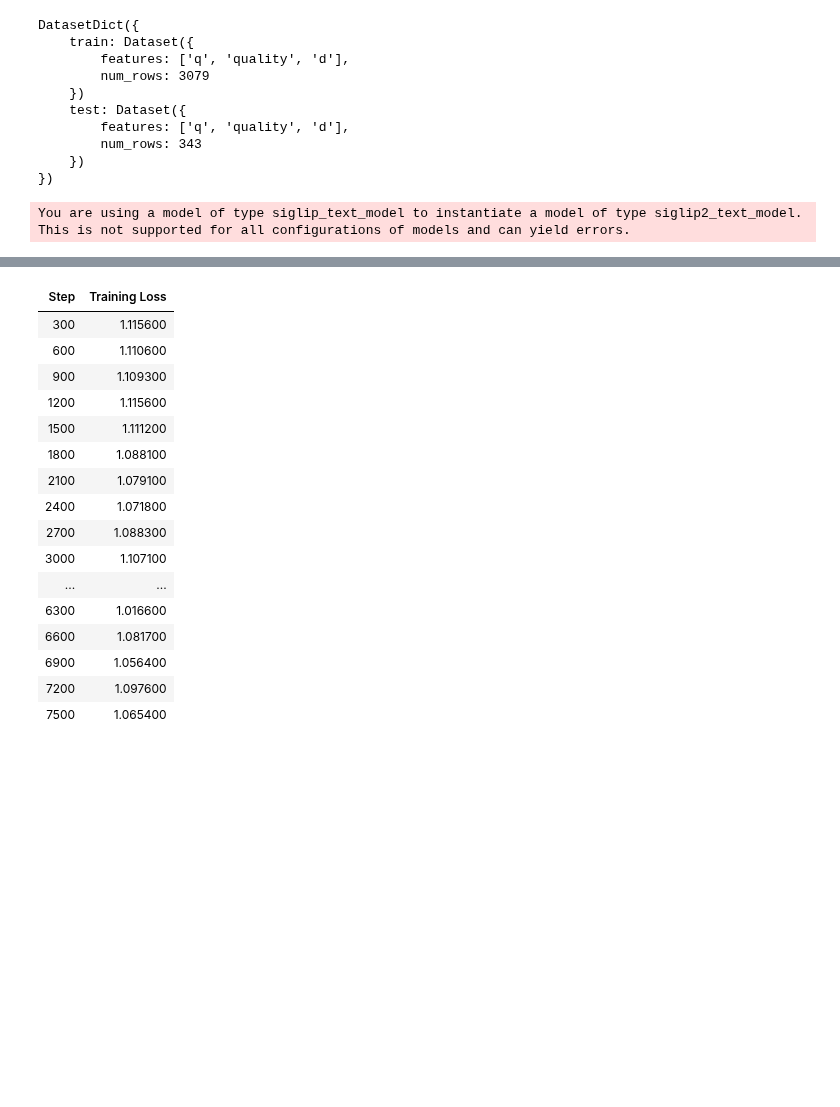
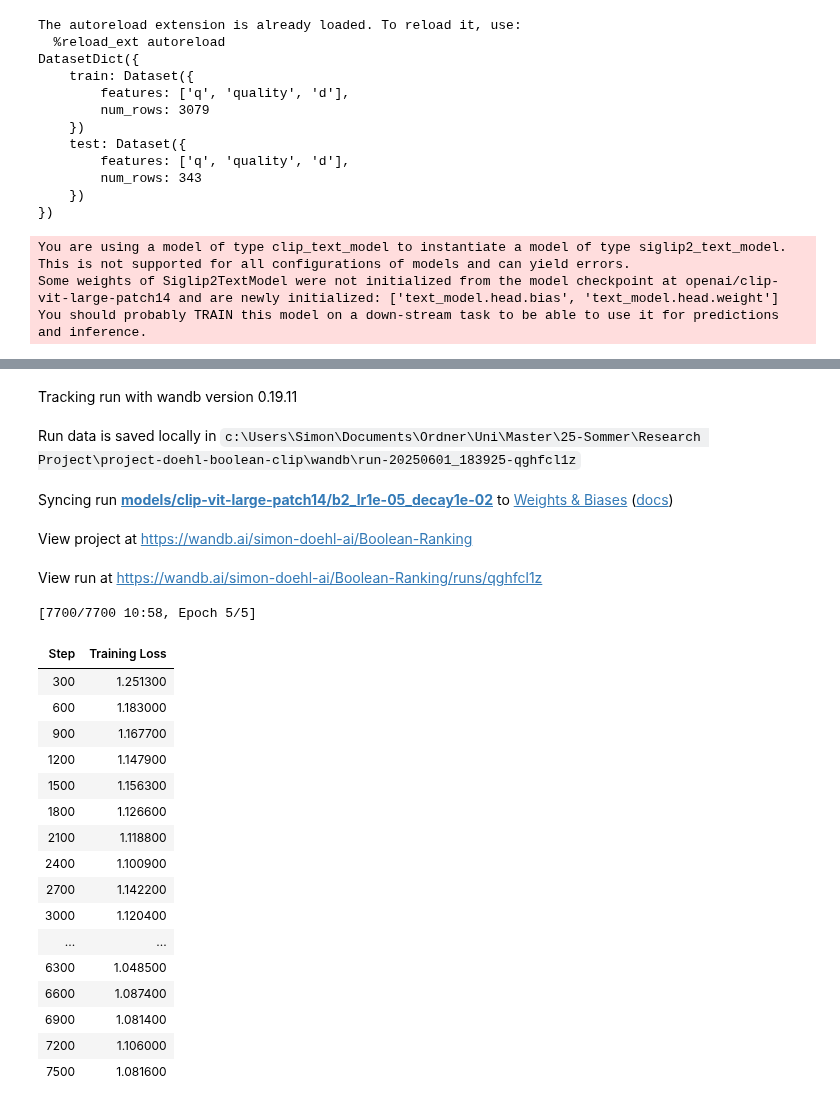
Before and after one commit to hscells-org/project-doehl-boolean-clip, a Jupyter notebook: train.ipynb, the cells around one changed output, grey strips where cells are left out. Drawn from its saved outputs; the diff is of its cells as text; code cells hidden in the pictures; blank space fills up the shorter version.

```diff
--- a/train.ipynb
+++ b/train.ipynb
@@ -15,8 +15,10 @@ text_key = "d"
 data = dataset.train_test_split(test_size=0.1, seed=42)
 print(data)
 
-model = DualSiglip2Model()
+model = DualSiglip2Model("openai/clip-vit-large-patch14")
 # %% [output]
+The autoreload extension is already loaded. To reload it, use:
+  %reload_ext autoreload
 DatasetDict({
     train: Dataset({
         features: ['q', 'quality', 'd'],
@@ -27,7 +29,9 @@ DatasetDict({
         num_rows: 343
     })
 })
-You are using a model of type siglip_text_model to instantiate a model of type siglip2_text_model. This is not supported for all configurations of models and can yield errors.
+You are using a model of type clip_text_model to instantiate a model of type siglip2_text_model. This is not supported for all configurations of models and can yield errors.
+Some weights of Siglip2TextModel were not initialized from the model checkpoint at openai/clip-vit-large-patch14 and are newly initialized: ['text_model.head.bias', 'text_model.head.weight']
+You should probably TRAIN this model on a down-stream task to be able to use it for predictions and inference.
 # %%
 from transformers import Trainer, TrainingArguments
 import os
@@ -39,10 +43,11 @@ epochs = 5
 batch_size = 2
 lr = 1e-5
 decay = 0.01
-model_path = f"siglip2/b{batch_size}_lr{lr:.0e}_decay{decay:.0e}"
+model_name = model.model_name.split("/")[-1]
+model_path = f"{model_name}/b{batch_size}_lr{lr:.0e}_decay{decay:.0e}"
 
 training_args = TrainingArguments(
-    output_dir=model_path,
+    output_dir="models/" + model_path,
     per_device_train_batch_size=batch_size,
     num_train_epochs=epochs,
     learning_rate=lr,
@@ -81,20 +87,26 @@ except: trainer.train(resume_from_checkpoint=False)
+Tracking run with wandb version 0.19.11
+Run data is saved locally in c:\Users\Simon\Documents\Ordner\Uni\Master\25-Sommer\Research Project\project-doehl-boolean-clip\wandb\run-20250601_183925-qghfcl1z
+Syncing run models/clip-vit-large-patch14/b2_lr1e-05_decay1e-02 to Weights & Biases (docs)
+View project at https://wandb.ai/simon-doehl-ai/Boolean-Ranking
+View run at https://wandb.ai/simon-doehl-ai/Boolean-Ranking/runs/qghfcl1z
+[7700/7700 10:58, Epoch 5/5]
 | Step | Training Loss |
-| 300 | 1.115600 |
-| 600 | 1.110600 |
-| 900 | 1.109300 |
-| 1200 | 1.115600 |
-| 1500 | 1.111200 |
-| 1800 | 1.088100 |
-| 2100 | 1.079100 |
-| 2400 | 1.071800 |
-| 2700 | 1.088300 |
-| 3000 | 1.107100 |
+| 300 | 1.251300 |
+| 600 | 1.183000 |
+| 900 | 1.167700 |
+| 1200 | 1.147900 |
+| 1500 | 1.156300 |
+| 1800 | 1.126600 |
+| 2100 | 1.118800 |
+| 2400 | 1.100900 |
+| 2700 | 1.142200 |
+| 3000 | 1.120400 |
 | ... | ... |
-| 6300 | 1.016600 |
-| 6600 | 1.081700 |
-| 6900 | 1.056400 |
-| 7200 | 1.097600 |
-| 7500 | 1.065400 |
+| 6300 | 1.048500 |
+| 6600 | 1.087400 |
+| 6900 | 1.081400 |
+| 7200 | 1.106000 |
+| 7500 | 1.081600 |
 # %%
 from evaluation import ModelEvaluator
 trainer.evaluate()
```
Also changed, not shown: parts of 2 cells of this notebook, 3 other files.
